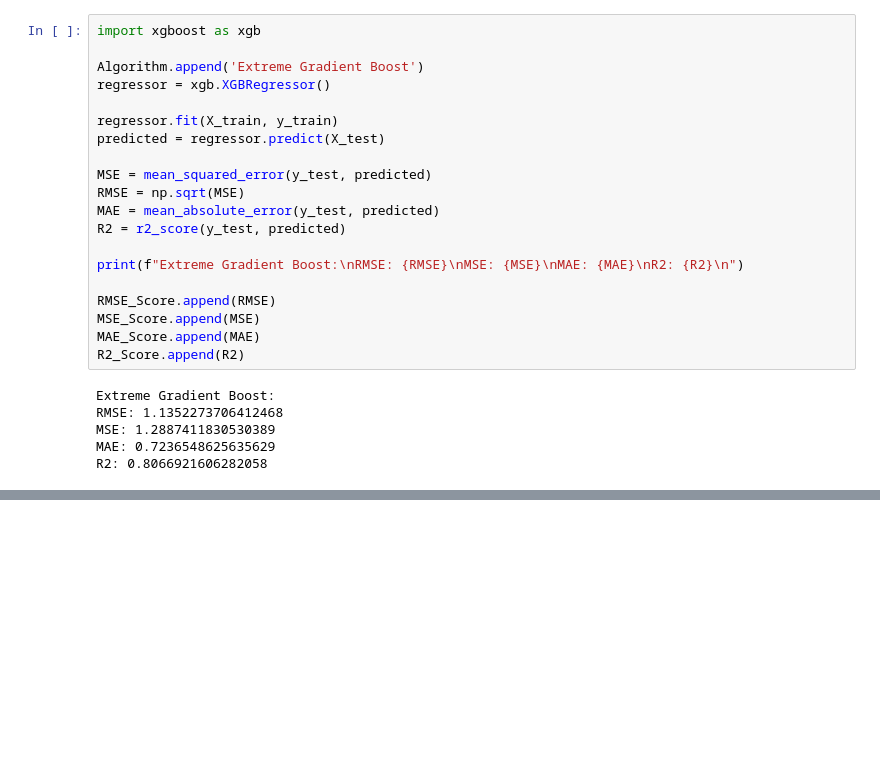
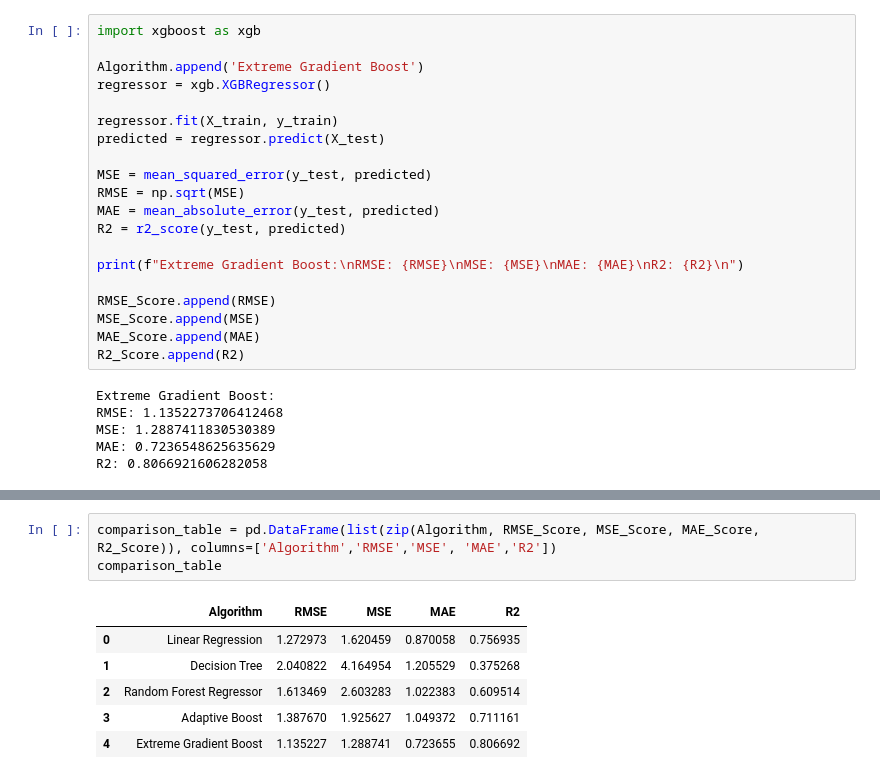
Before and after one commit to pratayyy/ABC-Products, a Jupyter notebook: ML/Order_Amount_Prediction.ipynb, the cells around one changed output, grey strips where cells are left out. Cells and saved outputs as stored; diff of their text form; blank space fills up the shorter version.

```diff
--- a/ML/Order_Amount_Prediction.ipynb
+++ b/ML/Order_Amount_Prediction.ipynb
@@ -700,0 +706,10 @@ R2: 0.8066921606282058
+# %%
+comparison_table = pd.DataFrame(list(zip(Algorithm, RMSE_Score, MSE_Score, MAE_Score, R2_Score)), columns=['Algorithm','RMSE','MSE', 'MAE','R2'])
+comparison_table
+# %% [output]
+|  | Algorithm | RMSE | MSE | MAE | R2 |
+| 0 | Linear Regression | 1.272973 | 1.620459 | 0.870058 | 0.756935 |
+| 1 | Decision Tree | 2.040822 | 4.164954 | 1.205529 | 0.375268 |
+| 2 | Random Forest Regressor | 1.613469 | 2.603283 | 1.022383 | 0.609514 |
+| 3 | Adaptive Boost | 1.387670 | 1.925627 | 1.049372 | 0.711161 |
+| 4 | Extreme Gradient Boost | 1.135227 | 1.288741 | 0.723655 | 0.806692 |
```
Also changed, not shown: parts of 4 cells of this notebook.
